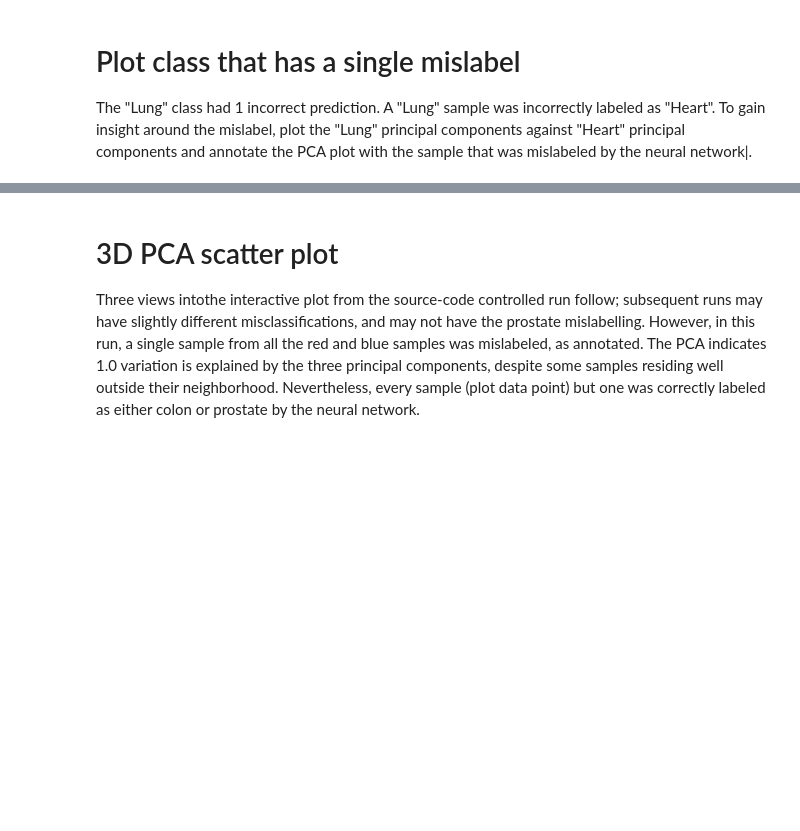
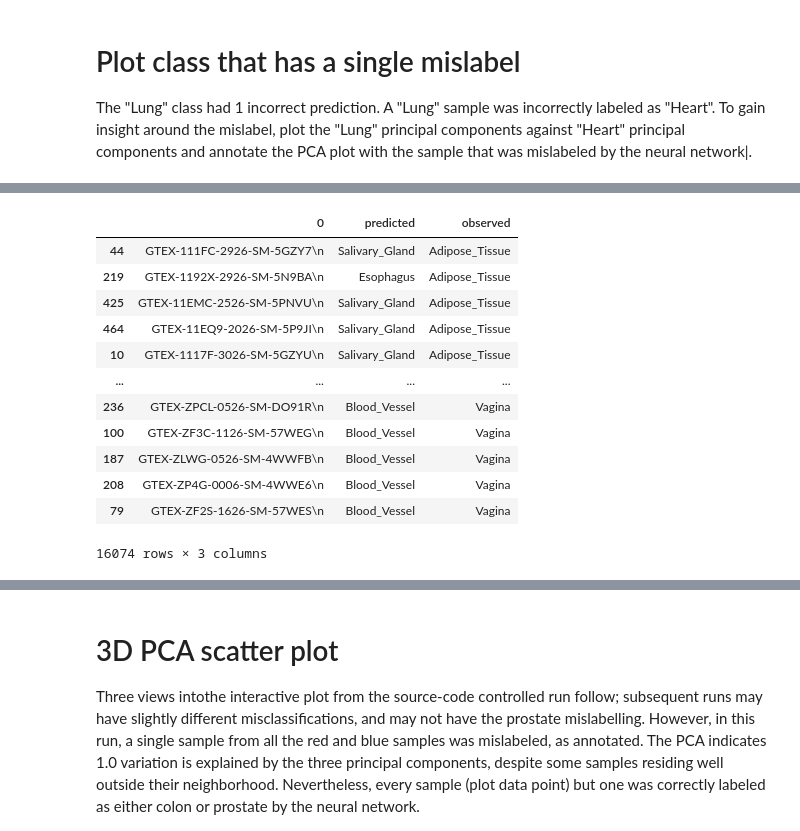
Before and after one commit to krobasky/tiscla, a Jupyter notebook: src/Predication_Pipeline.ipynb, the cells around one changed output, grey strips where cells are left out. Drawn from its saved outputs; the diff is of its cells as text; code cells hidden in the pictures; blank space fills up the shorter version.

```diff
--- a/src/Predication_Pipeline.ipynb
+++ b/src/Predication_Pipeline.ipynb
@@ -131 +158,17 @@ m[m['observed']==observed_class]
+# %%
+mislabeled
+# %% [output]
+|  | 0 | predicted | observed |
+| 44 | GTEX-111FC-2926-SM-5GZY7\n | Salivary_Gland | Adipose_Tissue |
+| 219 | GTEX-1192X-2926-SM-5N9BA\n | Esophagus | Adipose_Tissue |
+| 425 | GTEX-11EMC-2526-SM-5PNVU\n | Salivary_Gland | Adipose_Tissue |
+| 464 | GTEX-11EQ9-2026-SM-5P9JI\n | Salivary_Gland | Adipose_Tissue |
+| 10 | GTEX-1117F-3026-SM-5GZYU\n | Salivary_Gland | Adipose_Tissue |
+| ... | ... | ... | ... |
+| 236 | GTEX-ZPCL-0526-SM-DO91R\n | Blood_Vessel | Vagina |
+| 100 | GTEX-ZF3C-1126-SM-57WEG\n | Blood_Vessel | Vagina |
+| 187 | GTEX-ZLWG-0526-SM-4WWFB\n | Blood_Vessel | Vagina |
+| 208 | GTEX-ZP4G-0006-SM-4WWE6\n | Blood_Vessel | Vagina |
+| 79 | GTEX-ZF2S-1626-SM-57WES\n | Blood_Vessel | Vagina |
+16074 rows × 3 columns
 # %%
```
Also changed, not shown: parts of 18 cells of this notebook, 8 other files.
